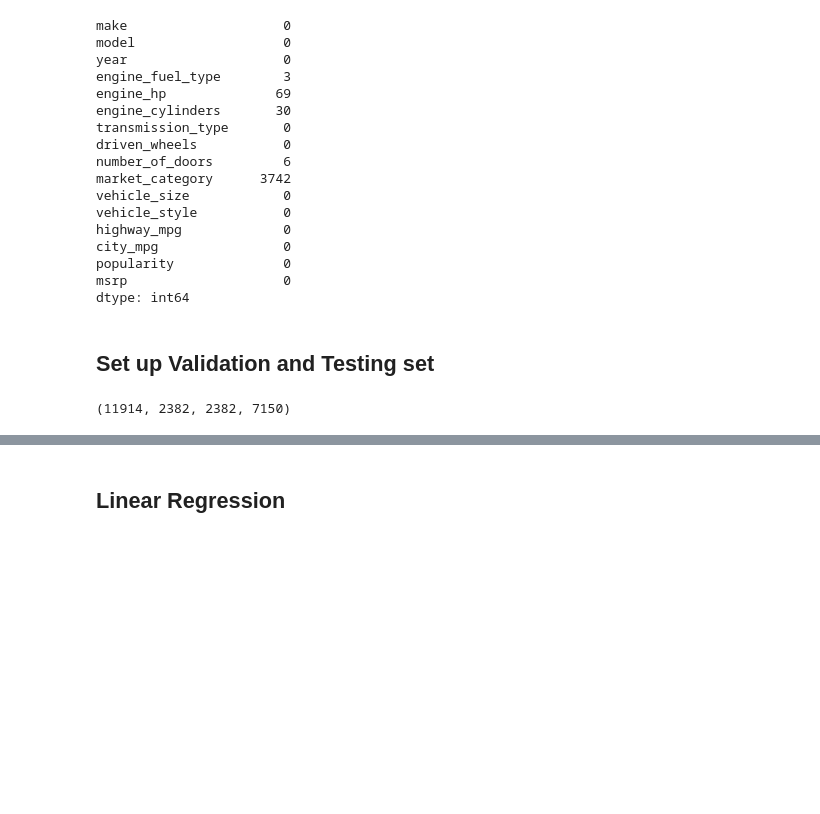
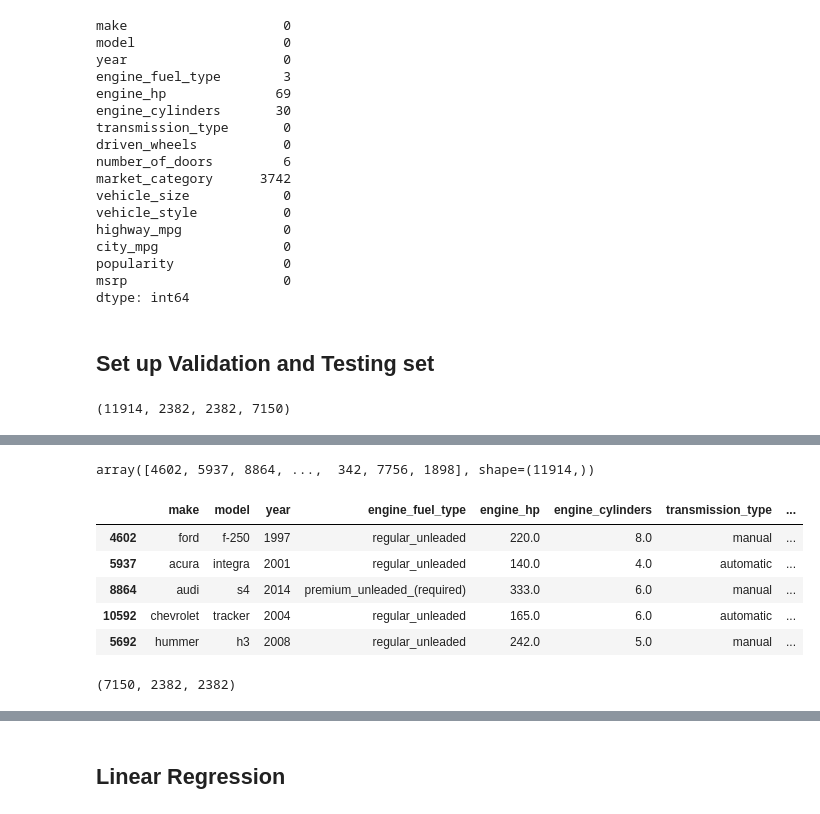
Before and after one commit to KarenW9571/MLZoomCamp2024, a Jupyter notebook: 02-Regression/Notes.ipynb, the cells around one changed output, grey strips where cells are left out. Saved outputs shown, nothing was run; the diff lists cells and outputs as text; code cells hidden in the pictures; blank space fills up the shorter version.

```diff
--- a/02-Regression/Notes.ipynb
+++ b/02-Regression/Notes.ipynb
@@ -205,3 +206,3 @@ df_test = df.iloc[n_val:n_test]
 df_train = df.iloc[n_test + n_val :]
 # %%
-df_train
+idx = np.arange(n)
@@ -221,0 +211,21 @@ df_train
+# %%
+idx
+# %% [output]
+array([4602, 5937, 8864, ...,  342, 7756, 1898], shape=(11914,))
+# %%
+df_train = df.iloc[idx[:n_train]]
+df_test = df.iloc[idx[n_train:n_train+n_test]]
+df_val = df.iloc[idx[n_train+n_test:]]
+# %%
+df_train.head()
+# %% [output]
+|  | make | model | year | engine_fuel_type | engine_hp | engine_cylinders | transmission_type | ... |
+| 4602 | ford | f-250 | 1997 | regular_unleaded | 220.0 | 8.0 | manual | ... |
+| 5937 | acura | integra | 2001 | regular_unleaded | 140.0 | 4.0 | automatic | ... |
+| 8864 | audi | s4 | 2014 | premium_unleaded_(required) | 333.0 | 6.0 | manual | ... |
+| 10592 | chevrolet | tracker | 2004 | regular_unleaded | 165.0 | 6.0 | automatic | ... |
+| 5692 | hummer | h3 | 2008 | regular_unleaded | 242.0 | 5.0 | manual | ... |
+# %%
+len(df_train), len(df_val), len(df_test)
+# %% [output]
+(7150, 2382, 2382)
```
Also changed, not shown: parts of 9 cells of this notebook.
